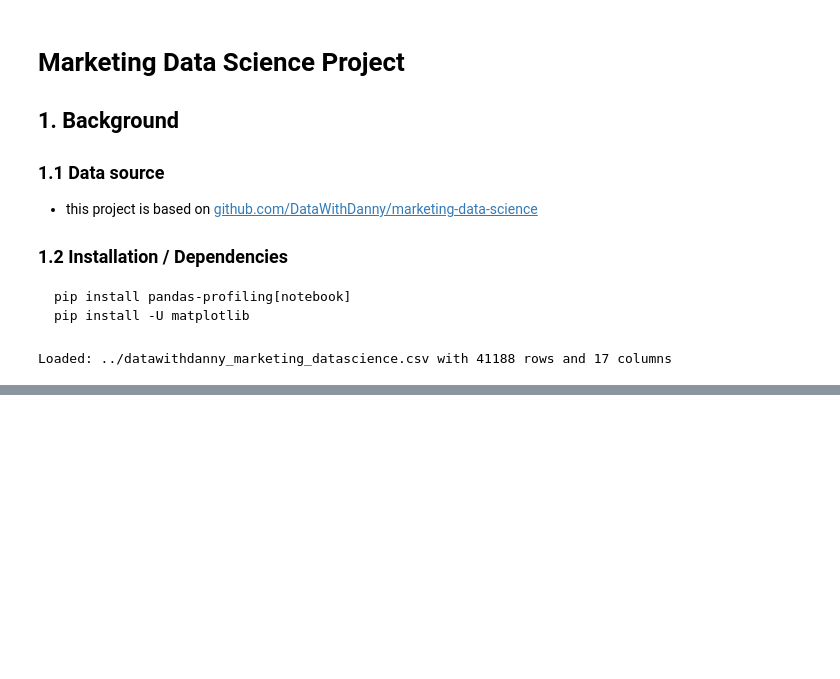
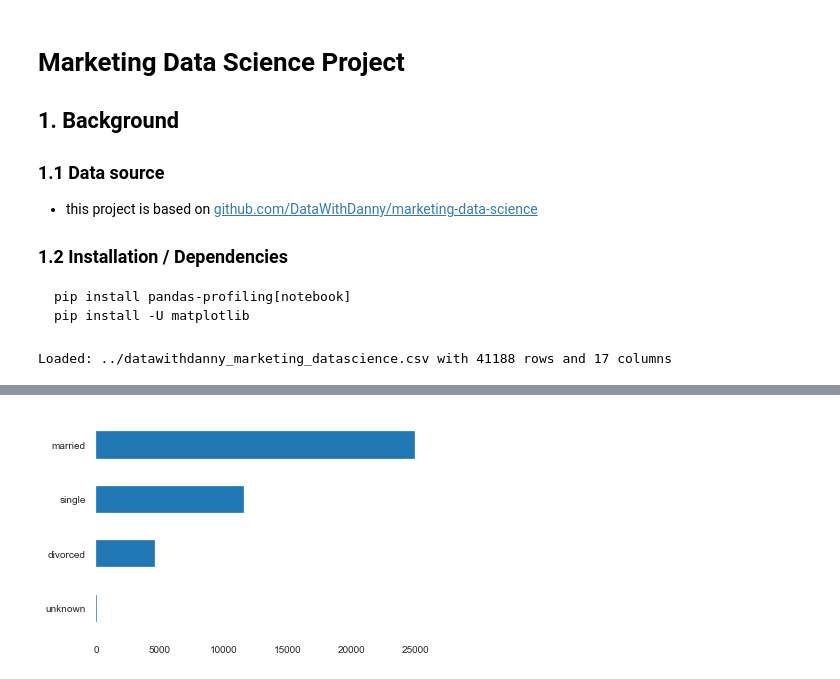
Before and after one commit to nathanielng/marketing-data-science, a Jupyter notebook: jupyter/01_analysis.ipynb, the cells around one changed output, grey strips where cells are left out. Cells and saved outputs as stored; diff of their text form; code cells hidden in the pictures; blank space fills up the shorter version.

Commit message:
Add histograms and bar plots

```diff
--- a/jupyter/01_analysis.ipynb
+++ b/jupyter/01_analysis.ipynb
@@ -89,0 +112,4 @@ profile.to_notebook_iframe()
+# %%
+df['marital'].value_counts().sort_values().plot(kind='barh');
+# %% [output]
+[figure, added]
```
Also changed, not shown: parts of 14 cells of this notebook, 1 other file.
